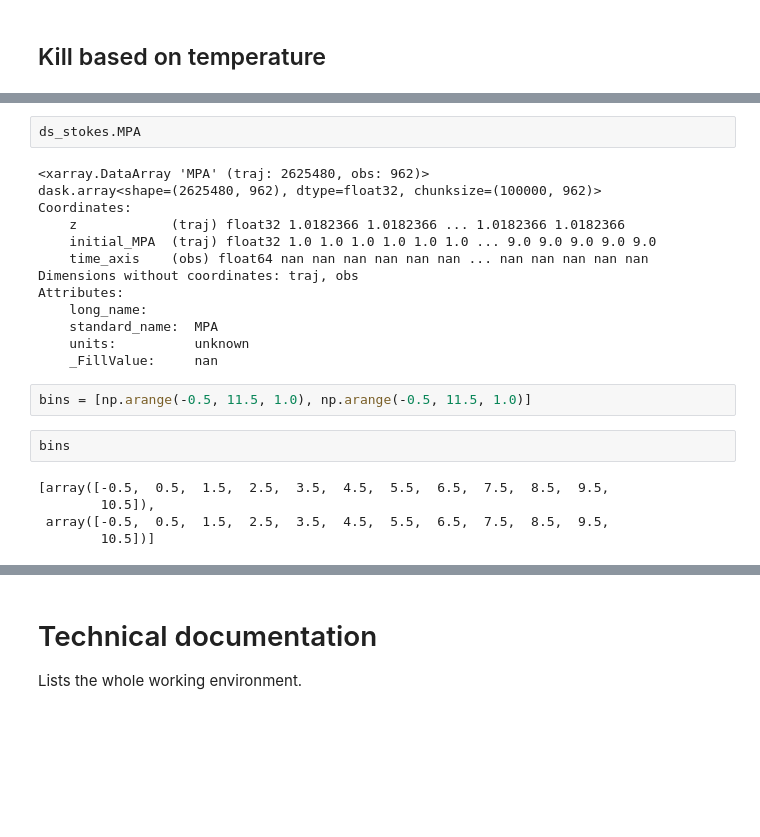
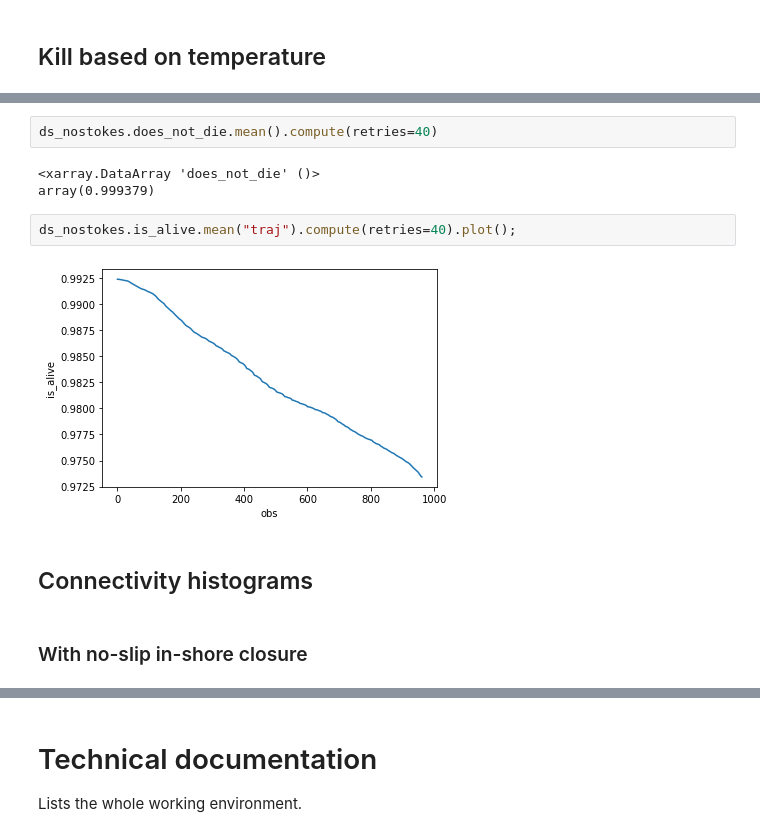
Before and after one commit to willirath/medseaconnectivity, a Jupyter notebook: notebooks/05_Connectivity_Matrix_MPAs.ipynb, the cells around one changed output, grey strips where cells are left out. Saved outputs shown, nothing was run; the diff lists cells and outputs as text; blank space fills up the shorter version.

```diff
--- a/notebooks/05_Connectivity_Matrix_MPAs.ipynb
+++ b/notebooks/05_Connectivity_Matrix_MPAs.ipynb
@@ -277,24 +324,13 @@ Data variables:
-# %%
-ds_stokes.MPA
-# %% [output]
-<xarray.DataArray 'MPA' (traj: 2625480, obs: 962)>
-dask.array<shape=(2625480, 962), dtype=float32, chunksize=(100000, 962)>
-Coordinates:
-    z            (traj) float32 1.0182366 1.0182366 ... 1.0182366 1.0182366
-    initial_MPA  (traj) float32 1.0 1.0 1.0 1.0 1.0 1.0 ... 9.0 9.0 9.0 9.0 9.0
-    time_axis    (obs) float64 nan nan nan nan nan nan ... nan nan nan nan nan
-Dimensions without coordinates: traj, obs
-Attributes:
-    long_name:
-    standard_name:  MPA
-    units:          unknown
-    _FillValue:     nan
-# %%
-bins = [np.arange(-0.5, 11.5, 1.0), np.arange(-0.5, 11.5, 1.0)]
-# %%
-bins
-# %% [output]
-[array([-0.5,  0.5,  1.5,  2.5,  3.5,  4.5,  5.5,  6.5,  7.5,  8.5,  9.5,
-        10.5]),
- array([-0.5,  0.5,  1.5,  2.5,  3.5,  4.5,  5.5,  6.5,  7.5,  8.5,  9.5,
-        10.5])]
+# %%
+ds_nostokes.does_not_die.mean().compute(retries=40)
+# %% [output]
+<xarray.DataArray 'does_not_die' ()>
+array(0.999379)
+# %%
+ds_nostokes.is_alive.mean("traj").compute(retries=40).plot();
+# %% [output]
+[figure, added]
+# %% [markdown]
+## Connectivity histograms
+# %% [markdown]
+### With no-slip in-shore closure
```
Also changed, not shown: parts of 27 cells of this notebook.
